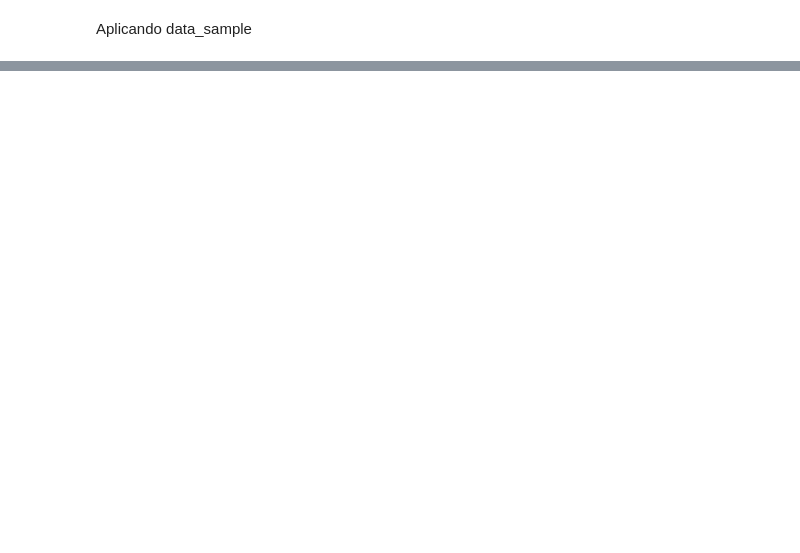
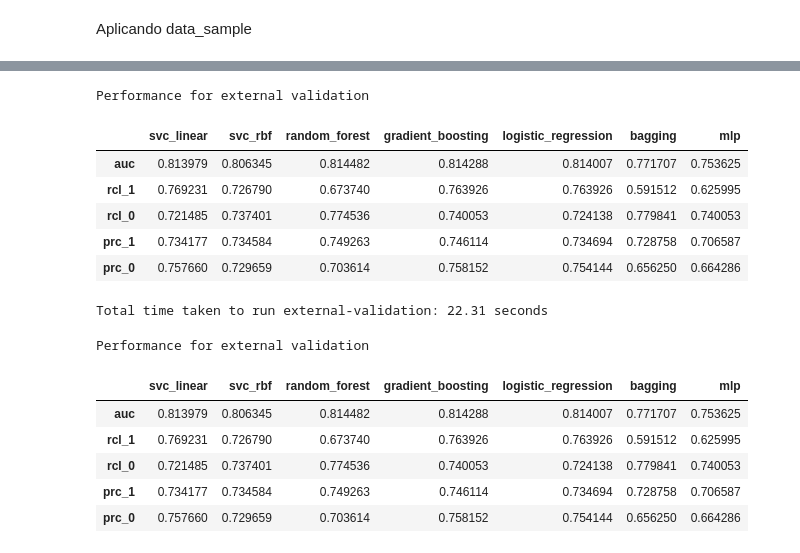
Before and after one commit to arturrur/mc853, a Jupyter notebook: funções.ipynb, the cells around one changed output, grey strips where cells are left out. Cells and saved outputs as stored; diff of their text form; code cells hidden in the pictures; blank space fills up the shorter version.

Commit message:
Adiciona validação externa

```diff
--- a/funções.ipynb
+++ b/funções.ipynb
@@ -490,3 +492,30 @@ Average performance and standard deviation among 5-fold cross-validation
 | prc_1 (stdev) | 0.008264 | 0.008653 | 0.011825 | 0.007306 | 0.008950 | 0.011755 | 0.009622 |
 | prc_0 (mean) | 0.780993 | 0.824495 | 0.865985 | 0.805346 | 0.776244 | 0.837708 | 0.841776 |
 | prc_0 (stdev) | 0.020335 | 0.016180 | 0.013252 | 0.016878 | 0.015461 | 0.003419 | 0.018622 |
+# %%
+df_test = pd.read_csv('https://raw.githubusercontent.com/arturrur/mc853/refs/heads/main/data/test/teste.csv')
+# Identifica e separa a coluna target do resto das features
+target_feature_test = df_test.columns[-1]
+features_test = df_test.drop(columns=[target_feature_test])
+target_test = df_test[target_feature_test]
+
+# Realiza a normalização das classes e concatena a resposta num novo DF
+normal_features_test, normal_target_test = data_sample(features_test, target_test)
+normal_df_test = pd.concat([normal_features_test, normal_target_test], axis=1)
+evaluate_external(normal_df, normal_df_test)
+# %% [output]
+Performance for external validation
+|  | svc_linear | svc_rbf | random_forest | gradient_boosting | logistic_regression | bagging | mlp |
+| auc | 0.813979 | 0.806345 | 0.814482 | 0.814288 | 0.814007 | 0.771707 | 0.753625 |
+| rcl_1 | 0.769231 | 0.726790 | 0.673740 | 0.763926 | 0.763926 | 0.591512 | 0.625995 |
+| rcl_0 | 0.721485 | 0.737401 | 0.774536 | 0.740053 | 0.724138 | 0.779841 | 0.740053 |
+| prc_1 | 0.734177 | 0.734584 | 0.749263 | 0.746114 | 0.734694 | 0.728758 | 0.706587 |
+| prc_0 | 0.757660 | 0.729659 | 0.703614 | 0.758152 | 0.754144 | 0.656250 | 0.664286 |
+Total time taken to run external-validation: 22.31 seconds
+Performance for external validation
+|  | svc_linear | svc_rbf | random_forest | gradient_boosting | logistic_regression | bagging | mlp |
+| auc | 0.813979 | 0.806345 | 0.814482 | 0.814288 | 0.814007 | 0.771707 | 0.753625 |
+| rcl_1 | 0.769231 | 0.726790 | 0.673740 | 0.763926 | 0.763926 | 0.591512 | 0.625995 |
+| rcl_0 | 0.721485 | 0.737401 | 0.774536 | 0.740053 | 0.724138 | 0.779841 | 0.740053 |
+| prc_1 | 0.734177 | 0.734584 | 0.749263 | 0.746114 | 0.734694 | 0.728758 | 0.706587 |
+| prc_0 | 0.757660 | 0.729659 | 0.703614 | 0.758152 | 0.754144 | 0.656250 | 0.664286 |
```
Also changed, not shown: parts of 3 cells of this notebook.
